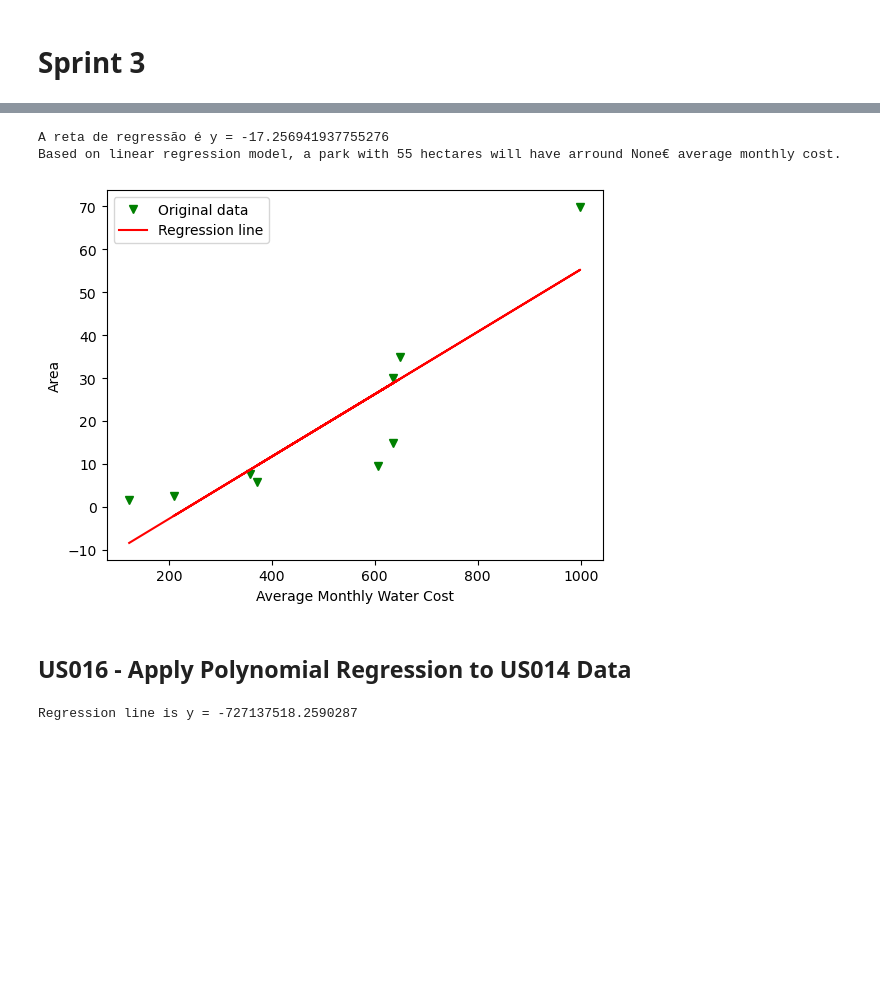
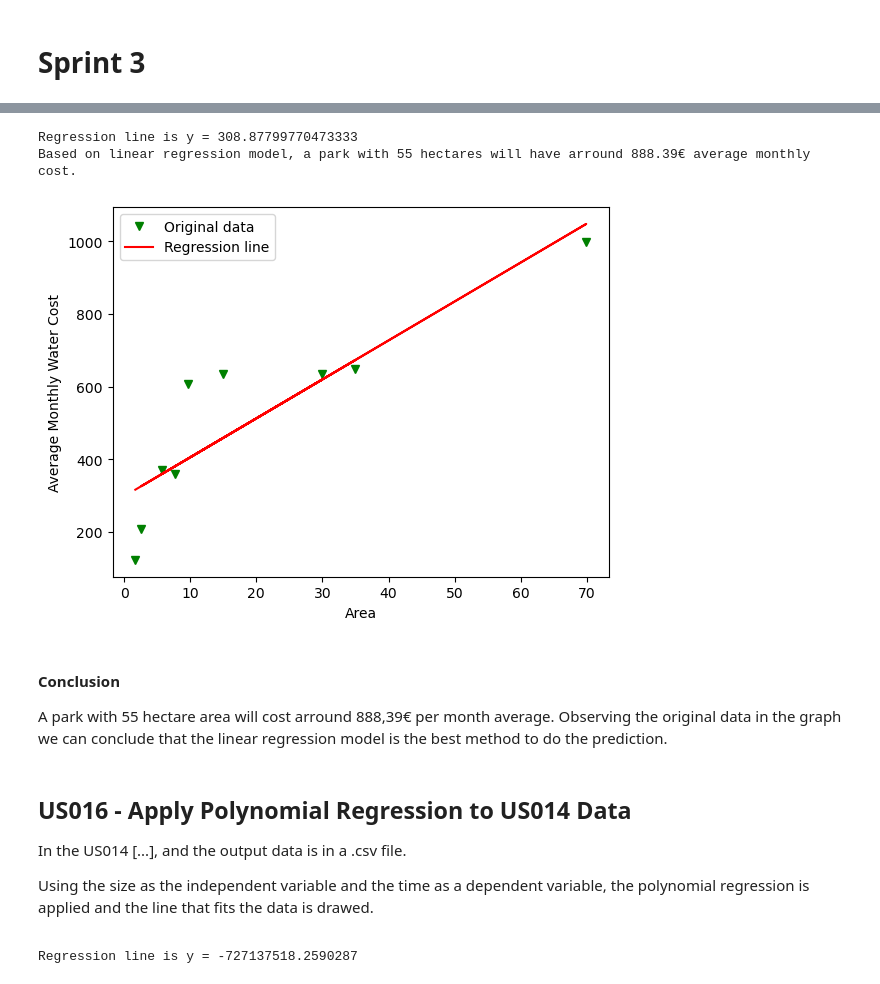
Before and after one commit to Departamento-de-Engenharia-Informatica/lei-24-s2-1dkl-g134, a Jupyter notebook: MATCP Deliverables/MATCP-US-Solutions.ipynb, the cells around one changed output, grey strips where cells are left out. Drawn from its saved outputs; the diff is of its cells as text; code cells hidden in the pictures; blank space fills up the shorter version.

Commit message:
US015 and US016 update, intro and conclusion

```diff
--- a/MATCP Deliverables/MATCP-US-Solutions.ipynb
+++ b/MATCP Deliverables/MATCP-US-Solutions.ipynb
@@ -319,42 +325,47 @@ parkAreaDF.set_index('Park', inplace=True)
 
 parkAreaDF = parkAreaDF.reindex(index=averageMonthlyParkConsumptionCostDF.index)
 
-x = averageMonthlyParkConsumptionCostDF['Average Monthly Consumption Cost']
-y = parkAreaDF['Area']
+y = averageMonthlyParkConsumptionCostDF['Average Monthly Consumption Cost']
+x = parkAreaDF['Area']
 
 
 Sxx = 0; Syy = 0; Sxy = 0
 xMean = np.mean(x); yMean = np.mean(y)
 for xValue in x:
         Sxx += (xValue - xMean)**2
 for yValue in y:
         Syy += (yValue - yMean)**2
 for i in range(len(x)):
         Sxy += (x[i] - xMean) * (y[i] - yMean)
 
 beta1 = Sxy / Sxx
 beta0 = yMean - beta1 * xMean
 
 sqe = Syy - Sxy**2 / Sxx
 
 model = stats.linregress(x, y)
 print(f'Regression line is y = {model.intercept + model.slope}')
 df = pandas.DataFrame(data={'x':x, 'y':y})
-plt.xlabel('Average Monthly Water Cost'); plt.ylabel('Area')
+plt.xlabel('Area'); plt.ylabel('Average Monthly Water Cost')
 plt.plot(df.x, df.y, 'gv', label='Original data')
 plt.plot(df.x, model.intercept + model.slope*df.x, 'r', label='Regression line')
 plt.legend()
 
 def predictBasedOnArea(area):
-        return round((beta0 - area)/-beta1, 2)
+        return round(beta0 + (beta1*area), 2)
 
 print(f"Based on linear regression model, a park with 55 hectares will have arround {predictBasedOnArea(55)}€ average monthly cost.")
 # %% [output]
-A reta de regressão é y = -17.256941937755276
-Based on linear regression model, a park with 55 hectares will have arround None€ average monthly cost.
+Regression line is y = 308.87799770473333
+Based on linear regression model, a park with 55 hectares will have arround 888.39€ average monthly cost.
-[figure, old version]
+[figure, new version]
+# %% [markdown]
+#### Conclusion
+A park with 55 hectare area will cost arround 888,39€ per month average. Observing the original data in the graph we can conclude that the linear regression model is the best method to do the prediction.
 # %% [markdown]
 ## US016 - Apply Polynomial Regression to US014 Data
+<p>In the US014 [...], and the output data is in a .csv file.
+<p>Using the size as the independent variable and the time as a dependent variable, the polynomial regression is applied and the line that fits the data is drawed.
 # %%
 us14DataDF = pandas.read_csv('../MDISC Deliverables/US014/Benchmarking-Plotter.csv', delimiter=';', header=None, names=['size', 'time'])
 
```
Also changed, not shown: parts of 5 cells of this notebook.
